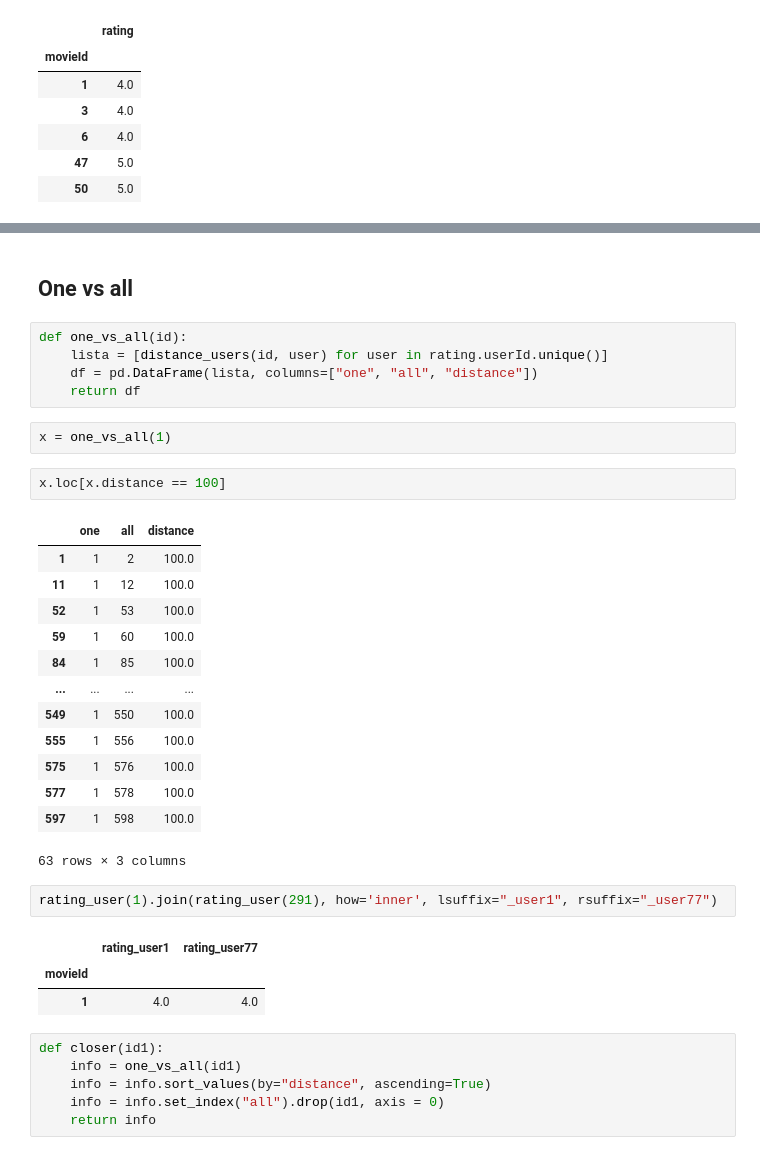
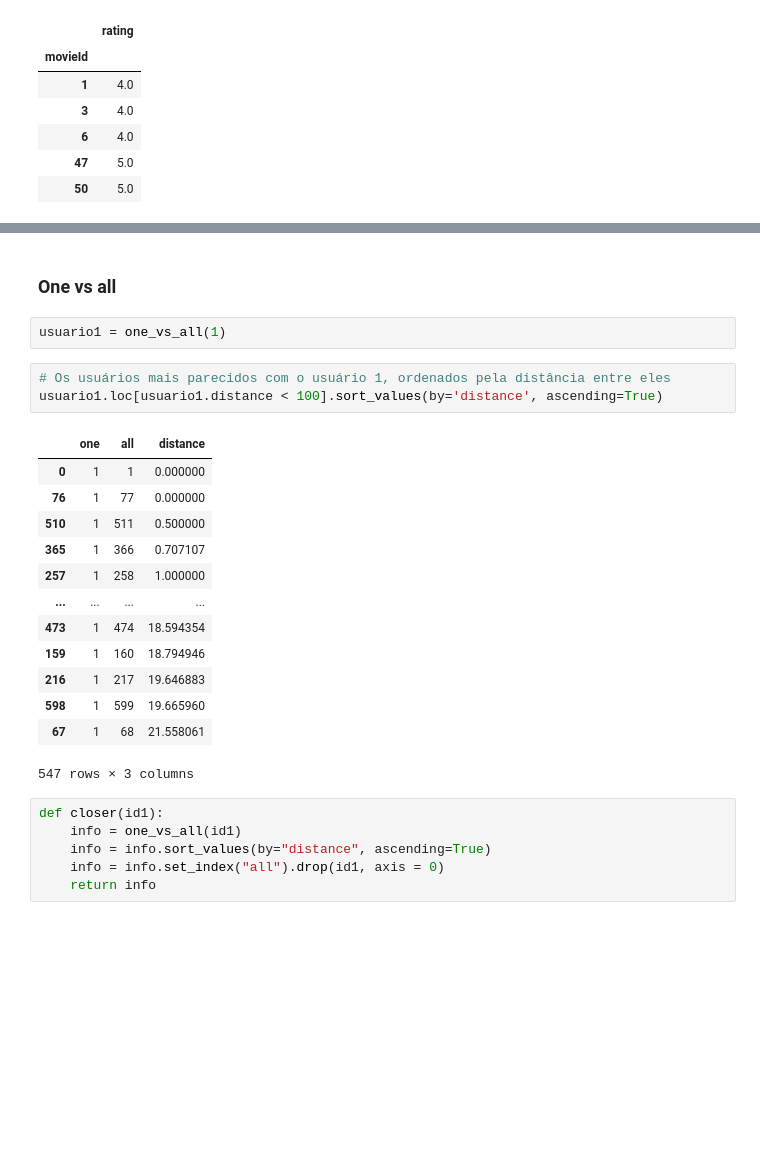
Before and after one commit to lucas-placido/Deploy-with-Docker, a Jupyter notebook: simple_RecSys.ipynb, the cells around one changed output, grey strips where cells are left out. Cells and saved outputs as stored; diff of their text form; blank space fills up the shorter version.

```diff
--- a/simple_RecSys.ipynb
+++ b/simple_RecSys.ipynb
@@ -234,34 +256,24 @@ distance_users(1, 4)
 # %% [markdown]
-## One vs all
+### One vs all
-# %%
-def one_vs_all(id):
-    lista = [distance_users(id, user) for user in rating.userId.unique()]
-    df = pd.DataFrame(lista, columns=["one", "all", "distance"])
-    return df
 # %%
-x = one_vs_all(1)
+usuario1 = one_vs_all(1)
-# %%
-x.loc[x.distance == 100]
-# %% [output]
-|  | one | all | distance |
-| 1 | 1 | 2 | 100.0 |
-| 11 | 1 | 12 | 100.0 |
-| 52 | 1 | 53 | 100.0 |
-| 59 | 1 | 60 | 100.0 |
-| 84 | 1 | 85 | 100.0 |
-| ... | ... | ... | ... |
-| 549 | 1 | 550 | 100.0 |
-| 555 | 1 | 556 | 100.0 |
-| 575 | 1 | 576 | 100.0 |
-| 577 | 1 | 578 | 100.0 |
-| 597 | 1 | 598 | 100.0 |
-63 rows × 3 columns
-# %%
-rating_user(1).join(rating_user(291), how='inner', lsuffix="_user1", rsuffix="_user77")
-# %% [output]
-|  | rating_user1 | rating_user77 |
-| movieId |  |  |
-| 1 | 4.0 | 4.0 |
+# %%
+# Os usuários mais parecidos com o usuário 1, ordenados pela distância entre eles
+usuario1.loc[usuario1.distance < 100].sort_values(by='distance', ascending=True)
+# %% [output]
+|  | one | all | distance |
+| 0 | 1 | 1 | 0.000000 |
+| 76 | 1 | 77 | 0.000000 |
+| 510 | 1 | 511 | 0.500000 |
+| 365 | 1 | 366 | 0.707107 |
+| 257 | 1 | 258 | 1.000000 |
+| ... | ... | ... | ... |
+| 473 | 1 | 474 | 18.594354 |
+| 159 | 1 | 160 | 18.794946 |
+| 216 | 1 | 217 | 19.646883 |
+| 598 | 1 | 599 | 19.665960 |
+| 67 | 1 | 68 | 21.558061 |
+547 rows × 3 columns
 # %%
 def closer(id1):
     info = one_vs_all(id1)
```
Also changed, not shown: parts of 39 cells of this notebook.
